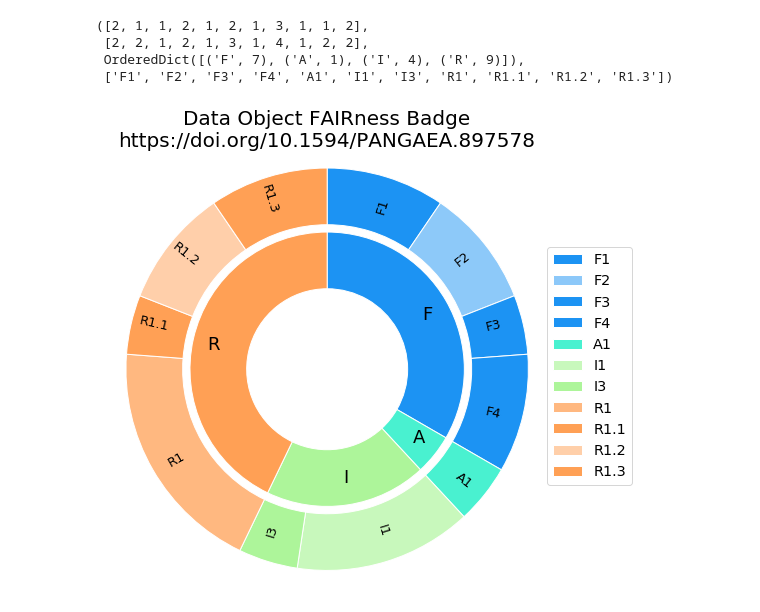
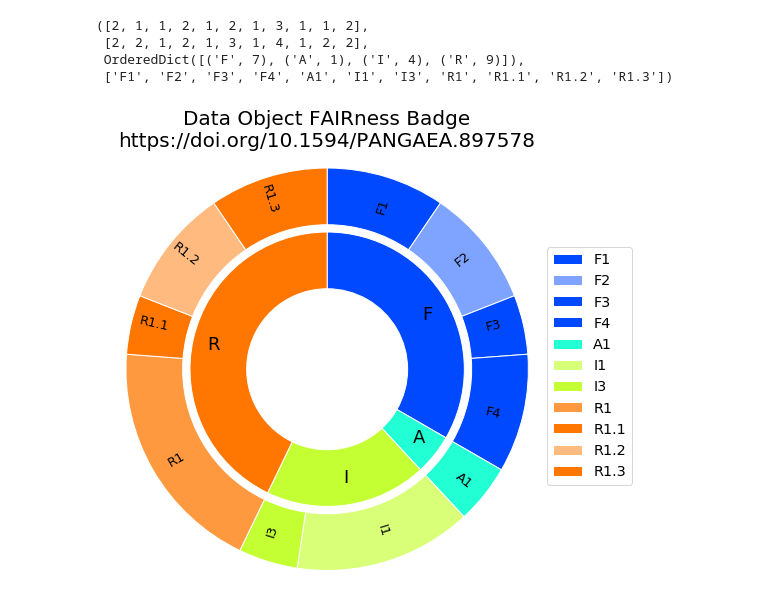
Before and after one commit to kitchenprinzessin3880/fuji_test, a Jupyter notebook: badge/FAIR Badge Generator Example.ipynb, the cells around one changed output. Cells and saved outputs as stored; diff of their text form; code cells hidden in the pictures.

```diff
--- a/badge/FAIR Badge Generator Example.ipynb
+++ b/badge/FAIR Badge Generator Example.ipynb
@@ -125,7 +125,6 @@ def color_generator(colormap,earned_arr,total_arr,labels,opacity=True):
     '''
     if opacity:
         percentages=[earned_arr[i]/total_arr[i] for i in range(len(total_arr))]
-        percentages
     else:
         percentages=[1 for i in range(len(total_arr))]
 
@@ -218,10 +217,10 @@ def metrics_pie_plot(json_data, color_code):
 
     return ax
 # %%
-metrics_pie_plot(json_data, 'rainbow')
+metrics_pie_plot(json_data, 'jet')
 # Set aspect ratio to be equal so that pie is drawn as a circle.
 plt.axis('equal')
 plt.title("Data Object FAIRness Badge\n"+ identifier,fontsize=20)
 plt.show()
 # %% [output]
-[figure, old version]
+[figure, new version]
```
